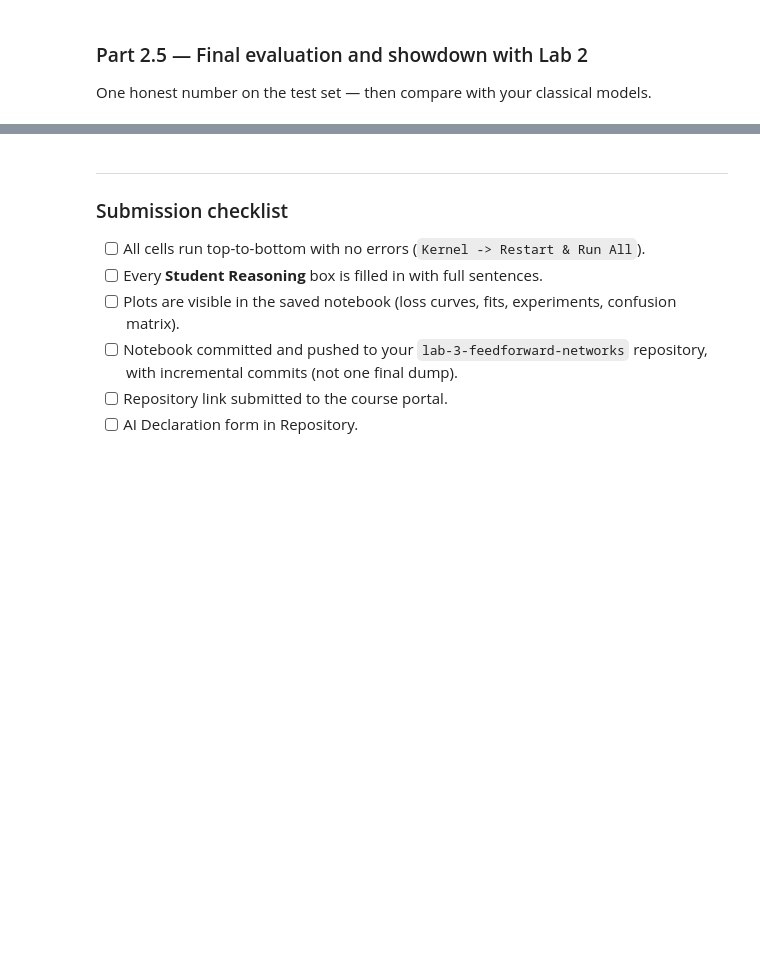
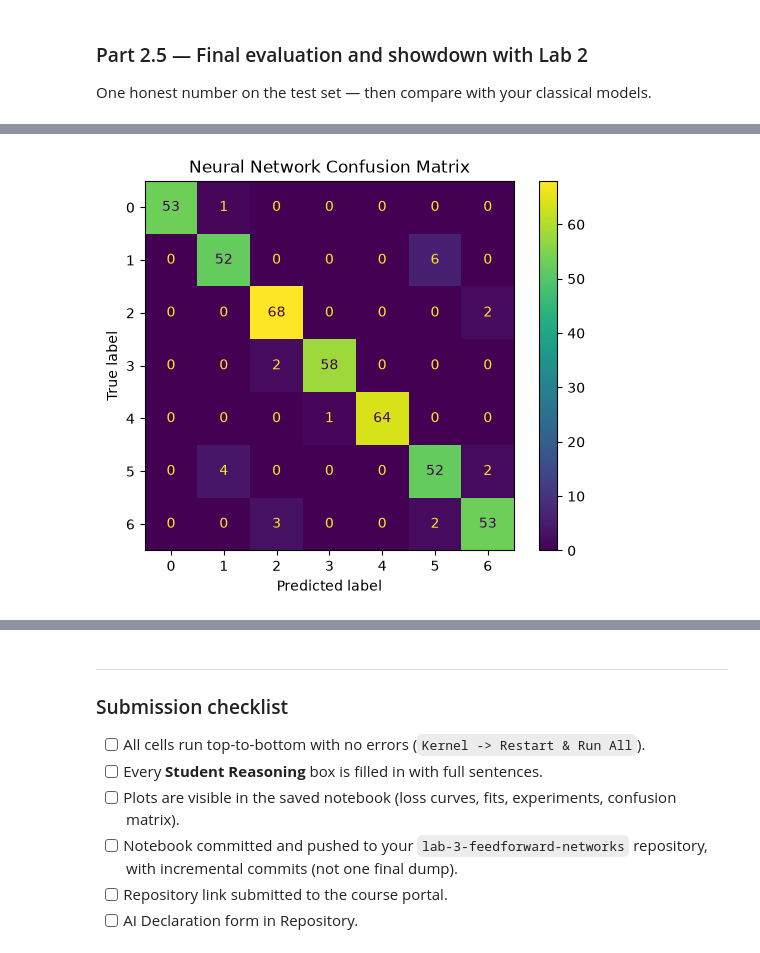
Before and after one commit to kgyamebi/lab-3, a Jupyter notebook: Lab_3.ipynb, the cells around one changed output, grey strips where cells are left out. Cells and saved outputs as stored; diff of their text form; code cells hidden in the pictures; blank space fills up the shorter version.

```diff
--- a/Lab_3.ipynb
+++ b/Lab_3.ipynb
@@ -1100,0 +1097,81 @@ of deep learning worth it on THIS dataset? When would it be?*
+# %%
+from sklearn.metrics import (
+    accuracy_score,
+    f1_score,
+    classification_report,
+    ConfusionMatrixDisplay
+)
+
+# Load best model
+best_model = FeedForwardNet(
+    input_dim=X_train.shape[1],
+    hidden_sizes=(64, 32),
+    n_classes=7
+)
+
+best_model.load_state_dict(
+    torch.load(
+        "ffn_best.pt",
+        map_location=DEVICE
+    )
+)
+
+best_model = best_model.to(DEVICE)
+best_model.eval()
+
+# Predictions
+all_preds = []
+all_labels = []
+
+with torch.no_grad():
+
+    for xb, yb in test_loader:
+
+        xb = xb.to(DEVICE)
+
+        logits = best_model(xb)
+
+        preds = torch.argmax(
+            logits,
+            dim=1
+        )
+
+        all_preds.extend(
+            preds.cpu().numpy()
+        )
+
+        all_labels.extend(
+            yb.numpy()
+        )
+
+# Metrics
+test_accuracy = accuracy_score(
+    all_labels,
+    all_preds
+)
+
+test_f1 = f1_score(
+    all_labels,
+    all_preds,
+    average="macro"
+)
+
+print("Test Accuracy:", test_accuracy)
+print("Macro F1:", test_f1)
+
+print(
+    classification_report(
+        all_labels,
+        all_preds
+    )
+)
+
+# Confusion Matrix
+ConfusionMatrixDisplay.from_predictions(
+    all_labels,
+    all_preds
+)
+
+plt.title("Neural Network Confusion Matrix")
+plt.show()
+# %% [output]
@@ -1100,0 +1193 @@ of deep learning worth it on THIS dataset? When would it be?*
+[figure, added]
```
Also changed, not shown: parts of 21 cells of this notebook.
